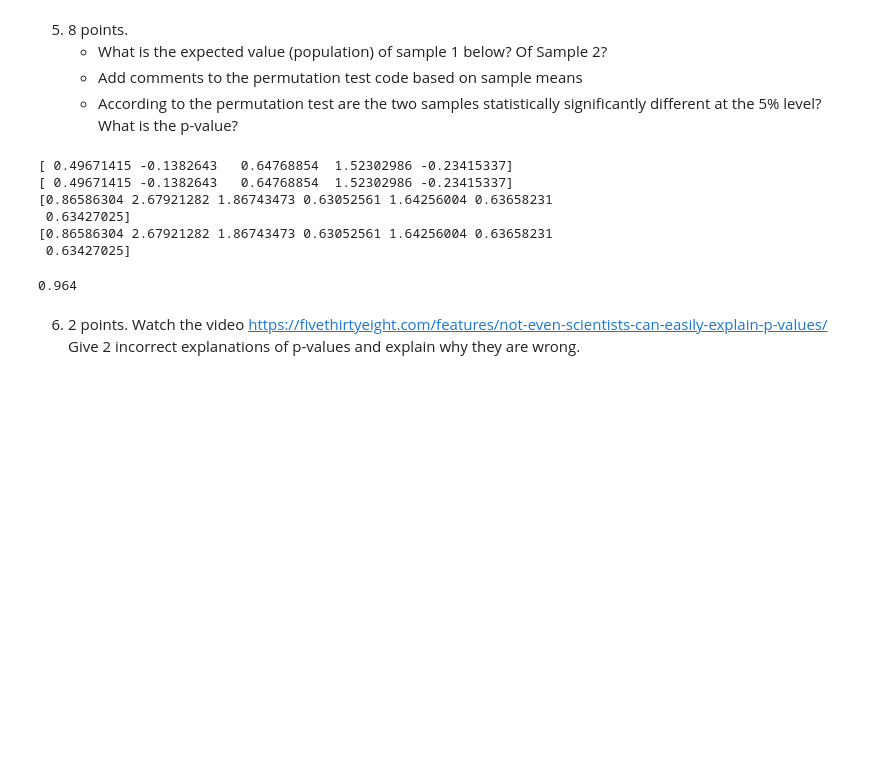
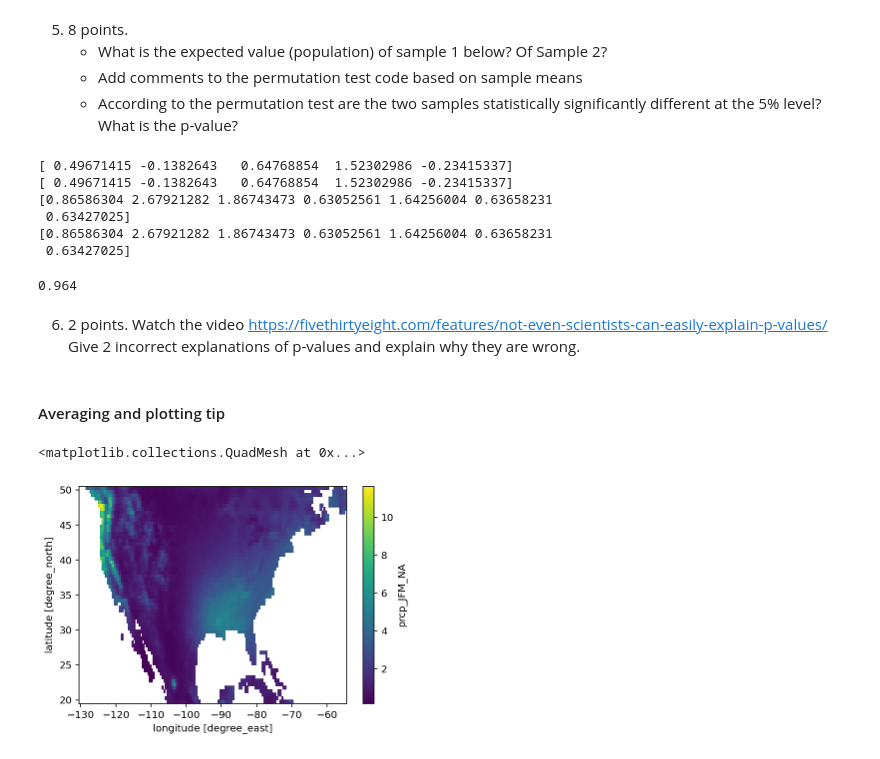
Before and after one commit to mktippett/ENSO-math, a Jupyter notebook: DataLab-03.ipynb, the cells around one changed output. Cells and saved outputs as stored; diff of their text form; code cells hidden in the pictures; blank space fills up the shorter version.

```diff
--- a/DataLab-03.ipynb
+++ b/DataLab-03.ipynb
@@ -522,4 +523,14 @@ print(f)
 # %% [output]
 0.964
 # %% [markdown]
-6. 2 points. Watch the video https://fivethirtyeight.com/features/not-even-scientists-can-easily-explain-p-values/ Give 2 incorrect explanations of p-values and explain why they are wrong.
+6. 2 points. Watch the video https://fivethirtyeight.com/features/not-even-scientists-can-easily-explain-p-values/
+Give 2 incorrect explanations of p-values and explain why they are wrong.
+# %% [markdown]
+#### Averaging and plotting tip
+# %%
+# xarray approach
+warm = (n34 - n34.mean()) > 0
+prcp.isel(T=warm).mean('T').plot()
+# %% [output]
+<matplotlib.collections.QuadMesh at 0x...>
+[figure, added]
```
Also changed, not shown: parts of 3 cells of this notebook.
